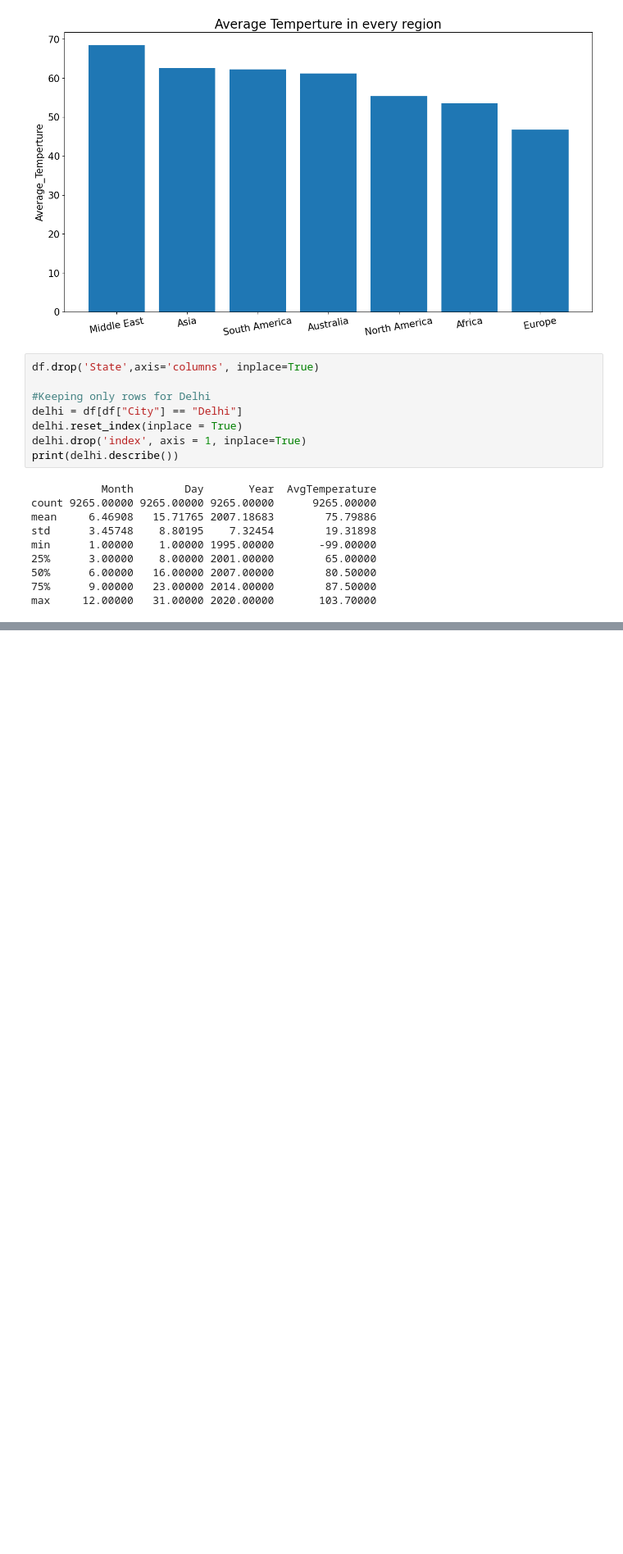
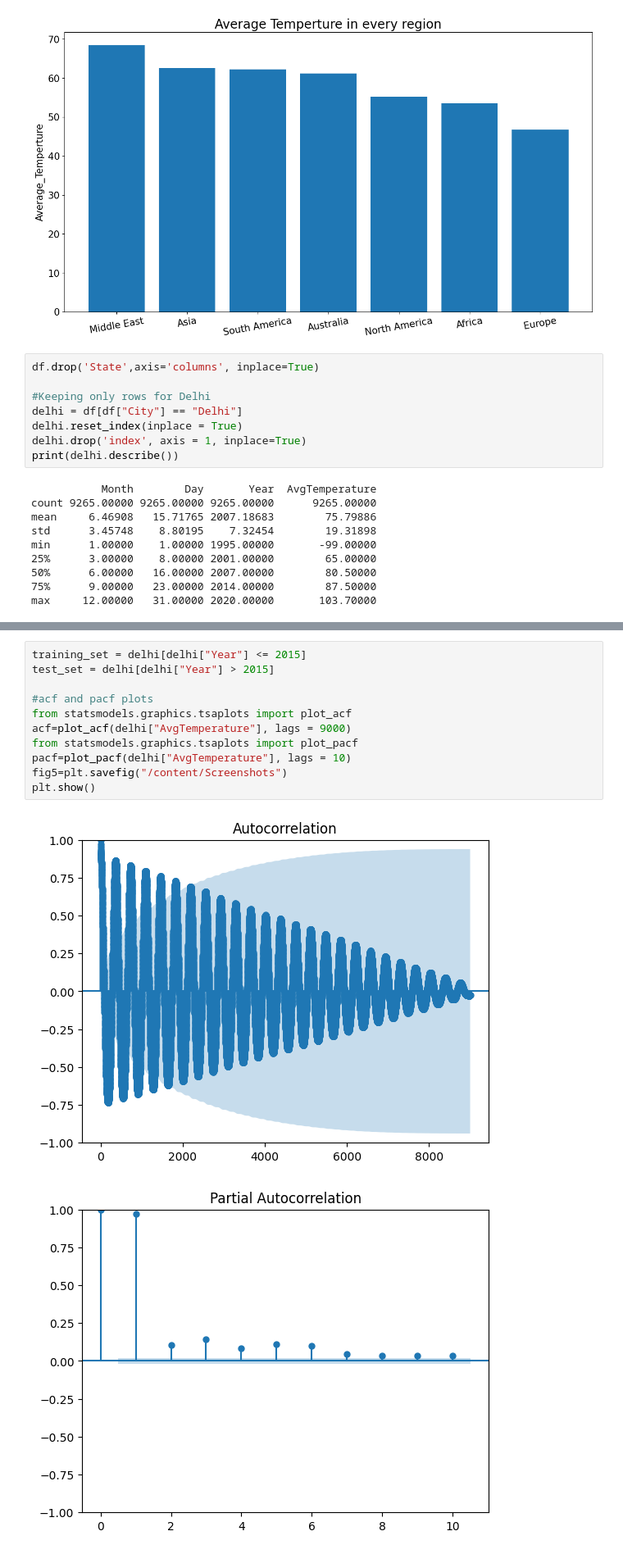
Before and after one commit to mounishsjsu/266_Project, a Jupyter notebook: 266_Final_Project.ipynb, the cells around one changed output, grey strips where cells are left out. Shown at 82% size. Drawn from its saved outputs; the diff is of its cells as text; blank space fills up the shorter version.

```diff
--- a/266_Final_Project.ipynb
+++ b/266_Final_Project.ipynb
@@ -134,0 +170,14 @@ max     12.00000   31.00000 2020.00000       103.70000
+# %%
+training_set = delhi[delhi["Year"] <= 2015]
+test_set = delhi[delhi["Year"] > 2015]
+
+#acf and pacf plots
+from statsmodels.graphics.tsaplots import plot_acf
+acf=plot_acf(delhi["AvgTemperature"], lags = 9000)
+from statsmodels.graphics.tsaplots import plot_pacf
+pacf=plot_pacf(delhi["AvgTemperature"], lags = 10)
+fig5=plt.savefig("/content/Screenshots")
+plt.show()
+# %% [output]
+[figure, added]
+[figure, added]
```
Also changed, not shown: parts of 9 cells of this notebook.
